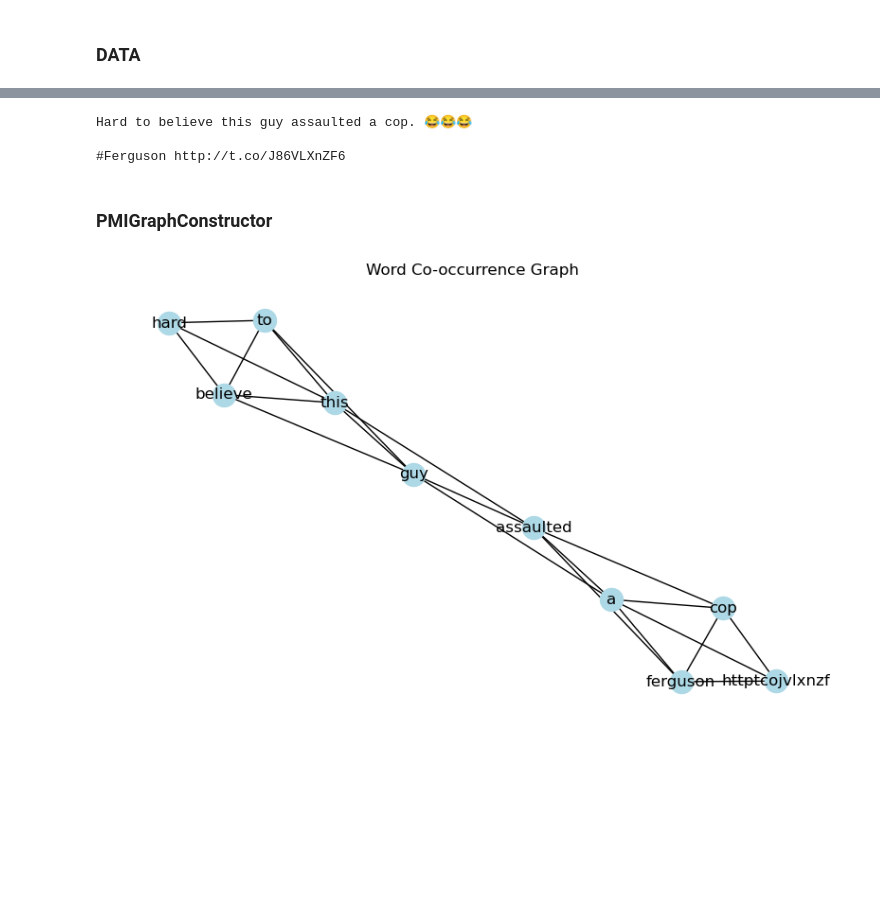
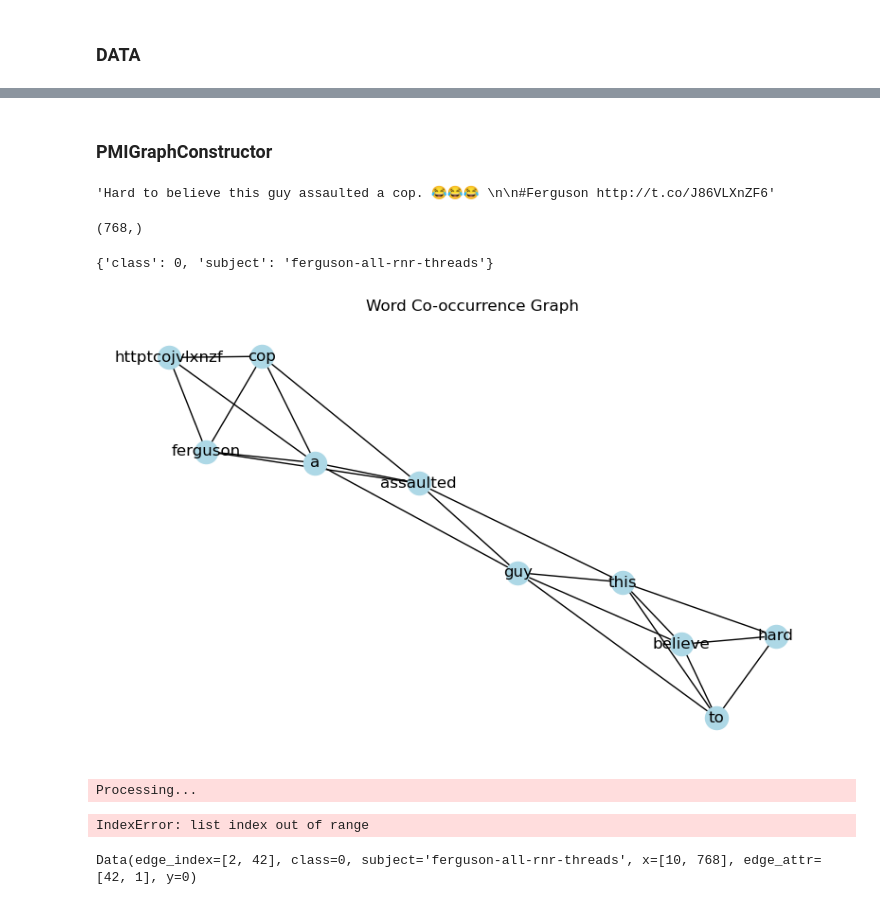
Before and after one commit to AdnaneMaj/Multimodal_fake_news_detection, a Jupyter notebook: main.ipynb, the cells around one changed output, grey strips where cells are left out. Cells and saved outputs as stored; diff of their text form; code cells hidden in the pictures; blank space fills up the shorter version.

Commit message:
Add embedding and Custom PHEME Dataset

```diff
--- a/main.ipynb
+++ b/main.ipynb
@@ -50,13 +29,6 @@ memory usage: 97.0+ KB
-# %%
-tweet = data_example.text[0]
-print(tweet)
-# %% [output]
-Hard to believe this guy assaulted a cop. 😂😂😂
-
-#Ferguson http://t.co/J86VLXnZF6
 # %% [markdown]
 ### PMIGraphConstructor
 # %%
 from src.utils import GraphConstructor
 # %%
-pmi = GraphConstructor(window_size=5)
+graph_constructor = GraphConstructor(window_size=5)
@@ -65,4 +35,19 @@ graph = pmi.construct_graph(tweet)
+# %%
+first_row = data_example.iloc[0]
+graph = graph_constructor.construct_graph(row=first_row)
+# %%
+first_row.text
+# %% [output]
+'Hard to believe this guy assaulted a cop. 😂😂😂 \n\n#Ferguson http://t.co/J86VLXnZF6'
+# %%
+graph.nodes['to']['embedding'].shape
+# %% [output]
+(768,)
+# %%
+graph.graph
+# %% [output]
+{'class': 0, 'subject': 'ferguson-all-rnr-threads'}
 # %%
-pmi.visualize_graph(graph)
+graph_constructor.visualize_graph(graph)
 # %% [output]
-[figure, old version]
+[figure, new version]
@@ -68,0 +115,9 @@ pmi.visualize_graph(graph)
+# %%
+dataset = PHEMEDataset("data")
+# %% [output]
+Processing...
+IndexError: list index out of range
+# %%
+dataset.get(0)
+# %% [output]
+Data(edge_index=[2, 42], class=0, subject='ferguson-all-rnr-threads', x=[10, 768], edge_attr=[42, 1], y=0)
```
Also changed, not shown: parts of 5 cells of this notebook, 7 other files.
